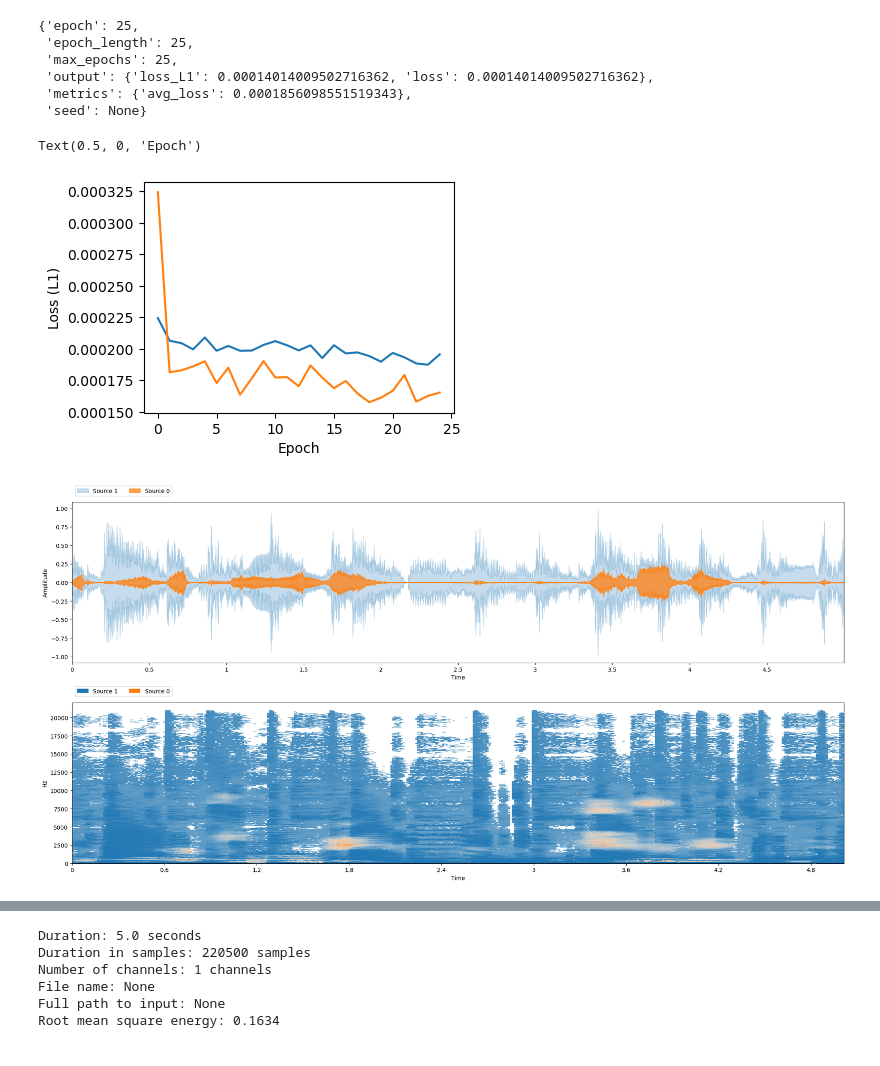
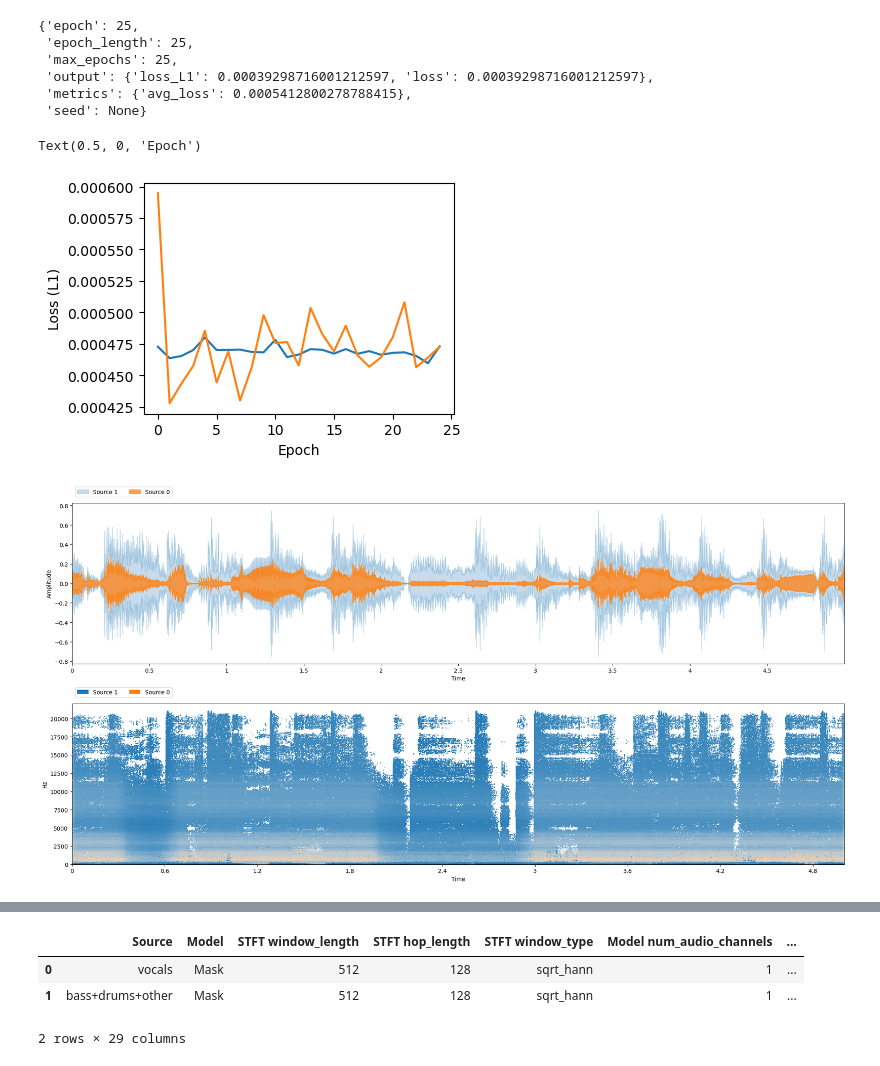
Before and after one commit to kstone40/audio_isolation, a Jupyter notebook: Evaluate_Fit_Model.ipynb, the cells around one changed output, grey strips where cells are left out. Saved outputs shown, nothing was run; the diff lists cells and outputs as text; code cells hidden in the pictures.

Commit message:
Restarted training and added test script

```diff
--- a/Evaluate_Fit_Model.ipynb
+++ b/Evaluate_Fit_Model.ipynb
@@ -34,5 +39,5 @@ os.listdir('models/')
 # %%
-model_name = 'ST_unet_16f'
+model_name = 'ST_mask_10layer'
 # %%
 model_path = 'models/'+model_name+'/checkpoints/latest.model.pth'
 config_path = 'models/'+model_name+'/configs.yml'
@@ -56,8 +59,8 @@ model_checkpoint['metadata']['trainer.state_dict']
 {'epoch': 25,
  'epoch_length': 25,
  'max_epochs': 25,
- 'output': {'loss_L1': 0.00014014009502716362, 'loss': 0.00014014009502716362},
- 'metrics': {'avg_loss': 0.0001856098551519343},
+ 'output': {'loss_L1': 0.00039298716001212597, 'loss': 0.00039298716001212597},
+ 'metrics': {'avg_loss': 0.0005412800278788415},
  'seed': None}
 # %%
 val_loss = model_checkpoint['metadata']['trainer.state.epoch_history']['validation/loss']
@@ -72,41 +75,28 @@ plt.ylabel('Loss (L1)')
 plt.xlabel('Epoch')
 # %% [output]
 Text(0.5, 0, 'Epoch')
-[figure, old version]
+[figure, new version]
 # %%
 #Load in the model
 separator = nussl.separation.deep.DeepMaskEstimation(
     nussl.AudioSignal(), model_path=model_path,
     device='cpu',
 )
 
-
 #Test on the data
 test_folder = configs['test_folder']
-test_data = data.mixer(stft_params, transform=None, fg_path=configs['test_folder'], num_mixtures=999999, coherent_prob=1.0, duration=5)
+tfm = nussl_tfm.Compose([
+    nussl_tfm.SumSources([['bass', 'drums', 'other']]),
+])
+test_data = data.mixer(stft_params, transform=tfm, fg_path=configs['test_folder'], num_mixtures=999999, coherent_prob=1.0, duration=5)
+
 item = test_data[1]
 separator.audio_signal = item['mix']
 estimates = separator()
 estimates.append(item['mix'] - estimates[0])
 
 viz.show_sources(estimates)
 # %% [output]
-[figure, old version]
+[figure, new version]
 [interactive output not drawn]
-# %%
-signal1 = item['mix']
-
-print("Duration: {} seconds".format(signal1.signal_duration))
-print("Duration in samples: {} samples".format(signal1.signal_length))
-print("Number of channels: {} channels".format(signal1.num_channels))
-print("File name: {}".format(signal1.file_name))
-print("Full path to input: {}".format(signal1.path_to_input_file))
-print("Root mean square energy: {:.4f}".format(signal1.rms().mean()))
-# %% [output]
-Duration: 5.0 seconds
-Duration in samples: 220500 samples
-Number of channels: 1 channels
-File name: None
-Full path to input: None
-Root mean square energy: 0.1634
 # %%
@@ -142,0 +154,7 @@ Root mean square energy: 0.1634
+# %%
+data_log
+# %% [output]
+|  | Source | Model | STFT window_length | STFT hop_length | STFT window_type | Model num_audio_channels | ... |
+| 0 | vocals | Mask | 512 | 128 | sqrt_hann | 1 | ... |
+| 1 | bass+drums+other | Mask | 512 | 128 | sqrt_hann | 1 | ... |
+2 rows × 29 columns
```
Also changed, not shown: parts of 8 cells of this notebook, 47 other files.
